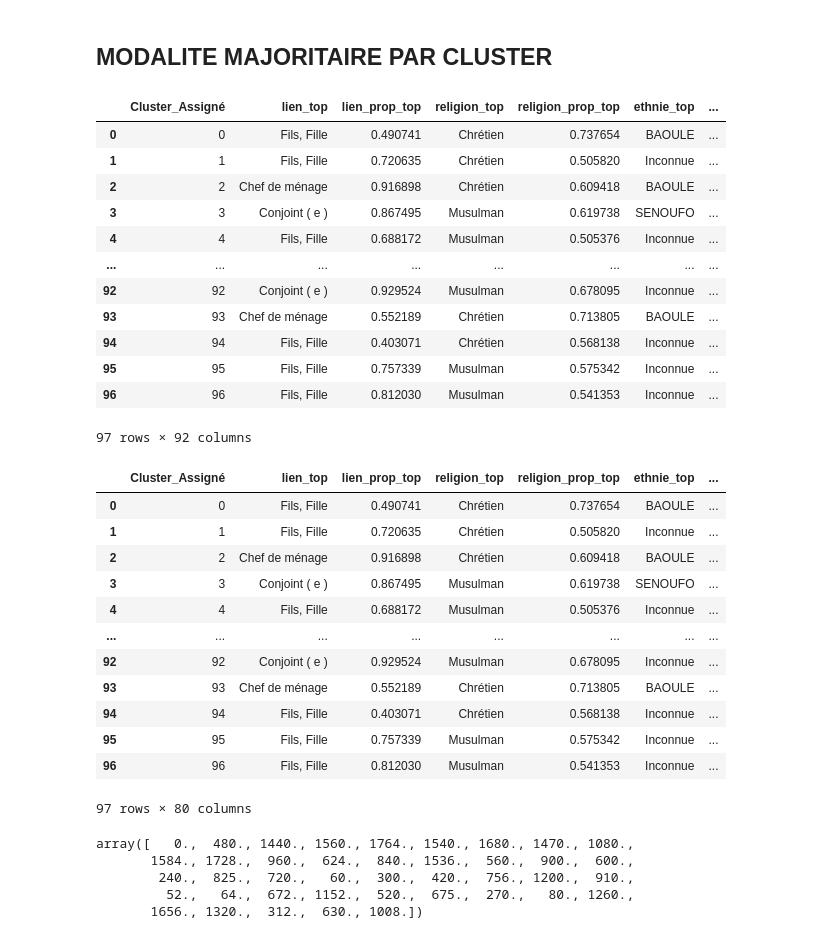
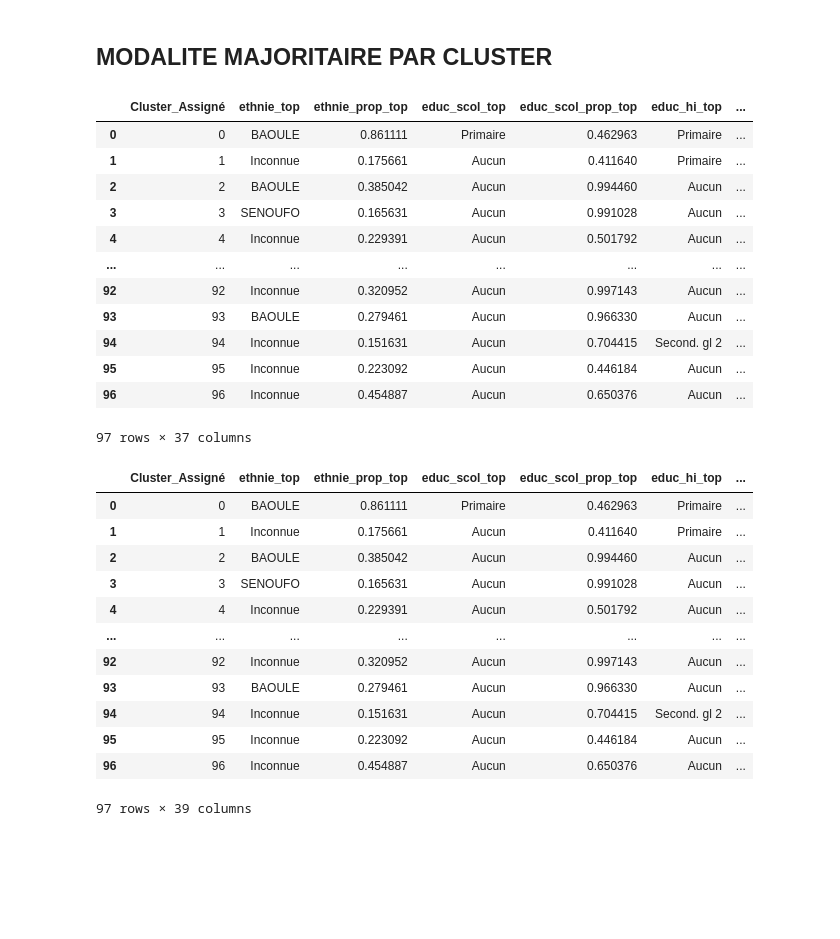
Before and after one commit to Didi17ane/Datas_Exploration, a Jupyter notebook: SCORING/decisiontree.ipynb, the cells around one changed output. Saved outputs shown, nothing was run; the diff lists cells and outputs as text; code cells hidden in the pictures; blank space fills up the shorter version.

```diff
--- a/SCORING/decisiontree.ipynb
+++ b/SCORING/decisiontree.ipynb
@@ -676,9 +674,9 @@ array([-1., 20., 30., 27., 17., 19., 18., 36., 25., 23., 35., 24., 29.,
        10., 60., 46., 53., 48., 49., 59., 55., 56., 70., 51., 61., 66.,
        57., 11.])
 # %%
-variables_categorielles = ['lien', 'religion', 'ethnie', 'nation', 'aff30j', 'durarr', 'educ_scol', 'educ_hi', 'diplome', 'activ7j', 'activ12m', 'branch', 'sectins', 'csp', 'sectins_sec', 'csp_sec', 'serviceconsult', 'persconsult', 'age_grp', 'logem']
-variables_numeriques = ['agemar', 'volhor', 'salaire', 'volhor_sec', 'salaire_sec', 'superf']
-variables_binaires = ['resid', 'mal30j', 'arrmal', 'con30j', 'hos12m', 'couvmal', 'handit', 'handig', 'alfa', 'alfa2', 'scol', 'emploi_sec', 'telpor', 'internet', 'a_assurance', 'alphabete', 'elec_ac', 'elec_ur', 'elec_ua', 'tv', 'fer', 'frigo', 'cuisin', 'ordin', 'decod', 'car', 'Stg_formel']
+variables_categorielles = ['ethnie', 'educ_scol', 'educ_hi', 'diplome', 'branch', 'sectins', 'csp', 'age_grp', 'logem']
+variables_numeriques = ['volhor', 'salaire']
+variables_binaires = ['resid', 'couvmal', 'telpor', 'internet', 'a_assurance', 'alphabete', 'elec_ac', 'elec_ur', 'elec_ua', 'tv', 'fer', 'frigo', 'cuisin', 'ordin', 'decod', 'car']
 # %% [markdown]
 ## Preparations des proportions
 # %%
@@ -847,46 +859,46 @@ df_stats = clusters.copy()
 for col in variables_categorielles:
     top = top_modalite_par_cluster(df_anstat, col)
     df_stats = df_stats.merge(top, on="Cluster_Assigné", how="left")
 
 # 2) variables binaires : après normalisation en 0/1
 #    ici, pour les binaires, on veut simplement la proportion de 1
 props_bin = (
     df_anstat
     .groupby("Cluster_Assigné")[variables_binaires]
     .mean()
     .reset_index()
 )
 
 df_stats = df_stats.merge(props_bin, on="Cluster_Assigné", how="left")
 
 # 3) variables numériques : max ou autre stat par cluster
 stats_num = (
     df_anstat
     .groupby("Cluster_Assigné")[variables_numeriques]
-    .agg(["mean", "std", "min", "max"])
+    .agg(["mean"])
 )
 
 # aplatir les colonnes multi-index de stats_num
 stats_num.columns = [
     f"{col}_{stat}" for col, stat in stats_num.columns.to_flat_index()
 ]
 stats_num = stats_num.reset_index()
 
 df_stats = df_stats.merge(stats_num, on="Cluster_Assigné", how="left")
 df_stats
 # %% [output]
-|  | Cluster_Assigné | lien_top | lien_prop_top | religion_top | religion_prop_top | ethnie_top | ... |
-| 0 | 0 | Fils, Fille | 0.490741 | Chrétien | 0.737654 | BAOULE | ... |
-| 1 | 1 | Fils, Fille | 0.720635 | Chrétien | 0.505820 | Inconnue | ... |
-| 2 | 2 | Chef de ménage | 0.916898 | Chrétien | 0.609418 | BAOULE | ... |
-| 3 | 3 | Conjoint ( e ) | 0.867495 | Musulman | 0.619738 | SENOUFO | ... |
-| 4 | 4 | Fils, Fille | 0.688172 | Musulman | 0.505376 | Inconnue | ... |
+|  | Cluster_Assigné | ethnie_top | ethnie_prop_top | educ_scol_top | educ_scol_prop_top | educ_hi_top | ... |
+| 0 | 0 | BAOULE | 0.861111 | Primaire | 0.462963 | Primaire | ... |
+| 1 | 1 | Inconnue | 0.175661 | Aucun | 0.411640 | Primaire | ... |
+| 2 | 2 | BAOULE | 0.385042 | Aucun | 0.994460 | Aucun | ... |
+| 3 | 3 | SENOUFO | 0.165631 | Aucun | 0.991028 | Aucun | ... |
+| 4 | 4 | Inconnue | 0.229391 | Aucun | 0.501792 | Aucun | ... |
 | ... | ... | ... | ... | ... | ... | ... | ... |
-| 92 | 92 | Conjoint ( e ) | 0.929524 | Musulman | 0.678095 | Inconnue | ... |
-| 93 | 93 | Chef de ménage | 0.552189 | Chrétien | 0.713805 | BAOULE | ... |
-| 94 | 94 | Fils, Fille | 0.403071 | Chrétien | 0.568138 | Inconnue | ... |
-| 95 | 95 | Fils, Fille | 0.757339 | Musulman | 0.575342 | Inconnue | ... |
-| 96 | 96 | Fils, Fille | 0.812030 | Musulman | 0.541353 | Inconnue | ... |
+| 92 | 92 | Inconnue | 0.320952 | Aucun | 0.997143 | Aucun | ... |
+| 93 | 93 | BAOULE | 0.279461 | Aucun | 0.966330 | Aucun | ... |
+| 94 | 94 | Inconnue | 0.151631 | Aucun | 0.704415 | Second. gl 2 | ... |
+| 95 | 95 | Inconnue | 0.223092 | Aucun | 0.446184 | Aucun | ... |
+| 96 | 96 | Inconnue | 0.454887 | Aucun | 0.650376 | Aucun | ... |
-97 rows × 92 columns
+97 rows × 37 columns
 # %%
 df_stats.to_csv("Statistiques_Clust_Anstat.csv", index=False)
@@ -924,24 +938,16 @@ for col in variables_numeriques:
 
 df_stats_1
 # %% [output]
-|  | Cluster_Assigné | lien_top | lien_prop_top | religion_top | religion_prop_top | ethnie_top | ... |
-| 0 | 0 | Fils, Fille | 0.490741 | Chrétien | 0.737654 | BAOULE | ... |
-| 1 | 1 | Fils, Fille | 0.720635 | Chrétien | 0.505820 | Inconnue | ... |
-| 2 | 2 | Chef de ménage | 0.916898 | Chrétien | 0.609418 | BAOULE | ... |
-| 3 | 3 | Conjoint ( e ) | 0.867495 | Musulman | 0.619738 | SENOUFO | ... |
-| 4 | 4 | Fils, Fille | 0.688172 | Musulman | 0.505376 | Inconnue | ... |
+|  | Cluster_Assigné | ethnie_top | ethnie_prop_top | educ_scol_top | educ_scol_prop_top | educ_hi_top | ... |
+| 0 | 0 | BAOULE | 0.861111 | Primaire | 0.462963 | Primaire | ... |
+| 1 | 1 | Inconnue | 0.175661 | Aucun | 0.411640 | Primaire | ... |
+| 2 | 2 | BAOULE | 0.385042 | Aucun | 0.994460 | Aucun | ... |
+| 3 | 3 | SENOUFO | 0.165631 | Aucun | 0.991028 | Aucun | ... |
+| 4 | 4 | Inconnue | 0.229391 | Aucun | 0.501792 | Aucun | ... |
 | ... | ... | ... | ... | ... | ... | ... | ... |
-| 92 | 92 | Conjoint ( e ) | 0.929524 | Musulman | 0.678095 | Inconnue | ... |
-| 93 | 93 | Chef de ménage | 0.552189 | Chrétien | 0.713805 | BAOULE | ... |
-| 94 | 94 | Fils, Fille | 0.403071 | Chrétien | 0.568138 | Inconnue | ... |
-| 95 | 95 | Fils, Fille | 0.757339 | Musulman | 0.575342 | Inconnue | ... |
-| 96 | 96 | Fils, Fille | 0.812030 | Musulman | 0.541353 | Inconnue | ... |
+| 92 | 92 | Inconnue | 0.320952 | Aucun | 0.997143 | Aucun | ... |
+| 93 | 93 | BAOULE | 0.279461 | Aucun | 0.966330 | Aucun | ... |
+| 94 | 94 | Inconnue | 0.151631 | Aucun | 0.704415 | Second. gl 2 | ... |
+| 95 | 95 | Inconnue | 0.223092 | Aucun | 0.446184 | Aucun | ... |
+| 96 | 96 | Inconnue | 0.454887 | Aucun | 0.650376 | Aucun | ... |
-97 rows × 80 columns
+97 rows × 39 columns
-# %%
-df_stats['volhor_sec_max'].unique()
-# %% [output]
-array([   0.,  480., 1440., 1560., 1764., 1540., 1680., 1470., 1080.,
-       1584., 1728.,  960.,  624.,  840., 1536.,  560.,  900.,  600.,
-        240.,  825.,  720.,   60.,  300.,  420.,  756., 1200.,  910.,
-         52.,   64.,  672., 1152.,  520.,  675.,  270.,   80., 1260.,
-       1656., 1320.,  312.,  630., 1008.])
```
Also changed, not shown: parts of 8 cells of this notebook, 3 other files.
